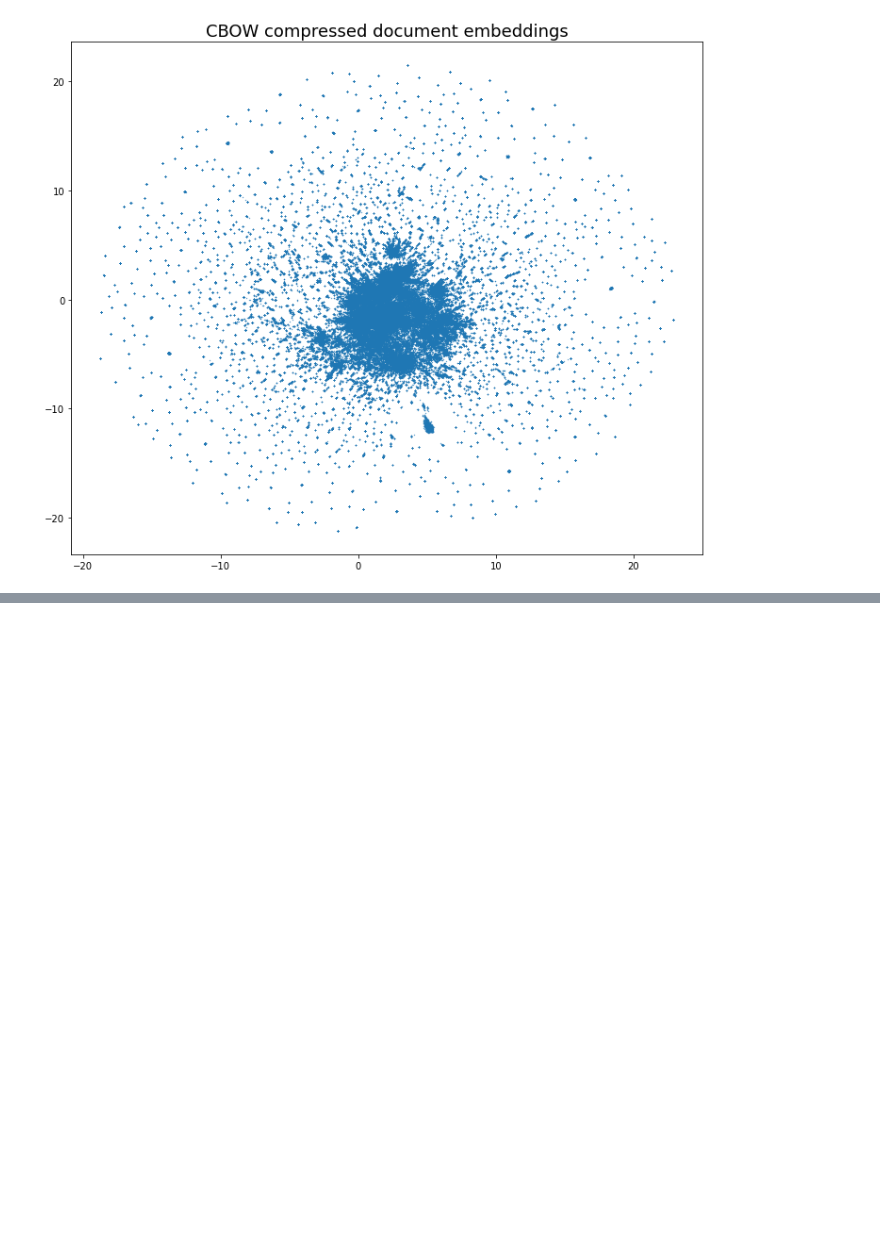
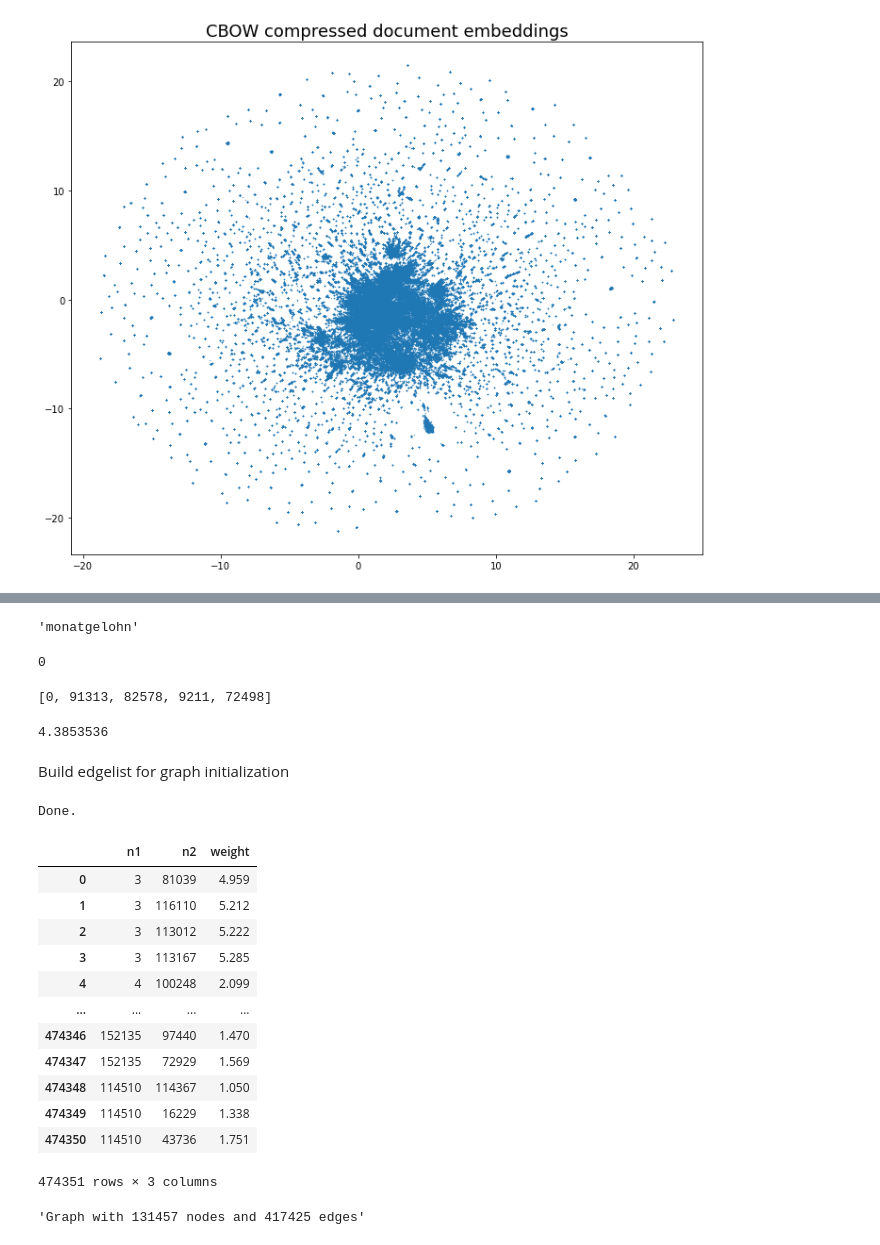
Before and after one commit to AVoss84/streamlit, a Jupyter notebook: notebooks/word2vec.ipynb, the cells around one changed output, grey strips where cells are left out. Saved outputs shown, nothing was run; the diff lists cells and outputs as text; code cells hidden in the pictures; blank space fills up the shorter version.

```diff
--- a/notebooks/fasttext.ipynb
+++ b/notebooks/word2vec.ipynb
@@ -98,0 +101,15 @@ Finished preprocessing.
+# %%
+import fasttext
+
+reload(glob)
+
+fasttext_path = glob.UC_DATA_ROOT
+fasttext_path
+
+#save_corpus = ' '.join(corpus_cl.text.tolist())
+#save_corpus = corpus_cl.text.tolist()
+
+with open(fasttext_path + '/fasttext_corpus.txt', 'w') as f:
+    f.writelines(docs)
+
+#list(path.iterdir())
@@ -220,0 +327,60 @@ plt.show()
+# %%
+doc = next(all_docs)
+doc
+# %% [output]
+'monatgelohn'
+# %%
+doc2index[doc]
+# %% [output]
+0
+# %%
+k = 5
+print(knn_indexer_new.get_nns_by_item(doc2index[doc], k))   # find the k nearest neighbors
+
+np.round(knn_indexer_new.get_distance(doc2index[doc], 99),7)      # distance between objects
+# %% [output]
+[0, 91313, 82578, 9211, 72498]
+4.3853536
+# %% [markdown]
+Build edgelist for graph initialization
+# %%
+L2_thresh = 0.5
+
+with open(fasttext_path + '/graph_adjlist.txt', 'w') as fp:
+    for doc in docs:
+       neigh = knn_indexer_new.get_nns_by_item(doc2index[doc], k)
+       for item in neigh[1:]:
+             if np.round(knn_indexer_new.get_distance(doc2index[doc], item),5) > L2_thresh:
+               #fp.write(str(neigh[0]) +" "+ str(item))     # without weights
+               fp.write(str(neigh[0]) +" "+ str(item)+" "+str(np.round(knn_indexer_new.get_distance(doc2index[doc], item),3)))   # with weights
+       #  fp.write(str(neigh[0]) +" "+ str(item)+" "+str(np.round(knn_indexer_new.get_distance(doc2index[doc], item),3)))   # with weights
+
+       #fp.write("\n".join(str(neigh[0]) +" "+ str(item) for item in neigh[1:]))
+               fp.write("\n")
+
+print('Done.')
+# %% [output]
+Done.
+# %%
+#G = nx.read_adjlist(fasttext_path + '/graph_adjlist.txt', nodetype=int)   # without
+
+G = nx.read_weighted_edgelist(fasttext_path + '/graph_adjlist.txt')     # with
+
+G_df = pd.read_csv(fasttext_path + '/graph_adjlist.txt', delim_whitespace=True,
+                   header=None, names=['n1', 'n2', 'weight'])#.sort_index()      # Ex.: groupby-count structure
+
+G_df
+# %% [output]
+|  | n1 | n2 | weight |
+| 0 | 3 | 81039 | 4.959 |
+| 1 | 3 | 116110 | 5.212 |
+| 2 | 3 | 113012 | 5.222 |
+| 3 | 3 | 113167 | 5.285 |
+| 4 | 4 | 100248 | 2.099 |
+| ... | ... | ... | ... |
+| 474346 | 152135 | 97440 | 1.470 |
+| 474347 | 152135 | 72929 | 1.569 |
+| 474348 | 114510 | 114367 | 1.050 |
+| 474349 | 114510 | 16229 | 1.338 |
+| 474350 | 114510 | 43736 | 1.751 |
+474351 rows × 3 columns
@@ -220,0 +393,4 @@ plt.show()
+# %%
+nx.info(G)
+# %% [output]
+'Graph with 131457 nodes and 417425 edges'
```
Also changed, not shown: parts of 37 cells of this notebook, 2 other files.
